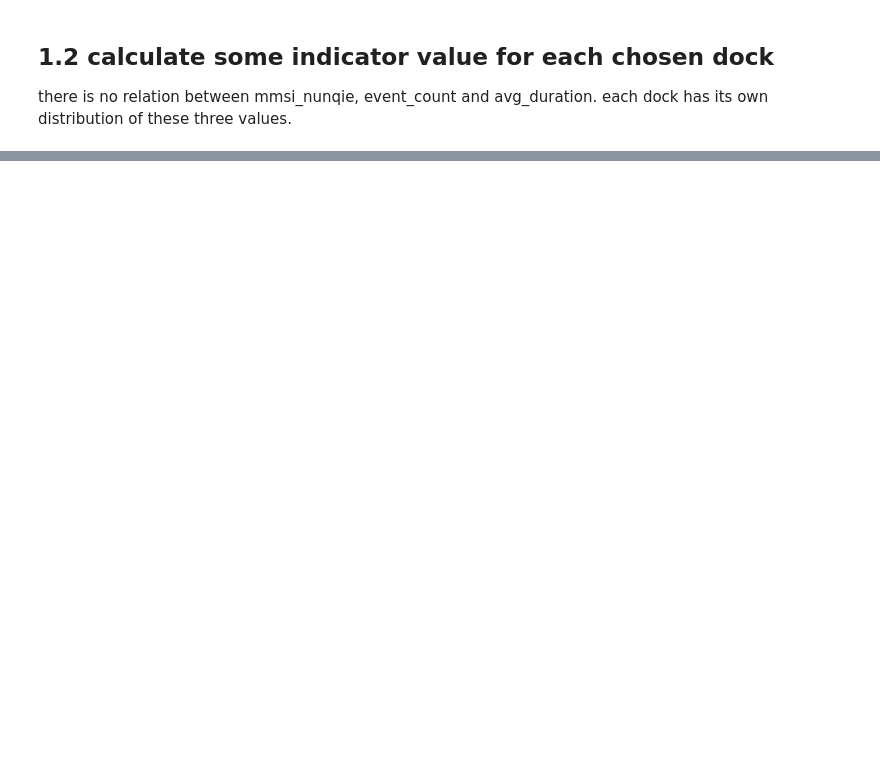
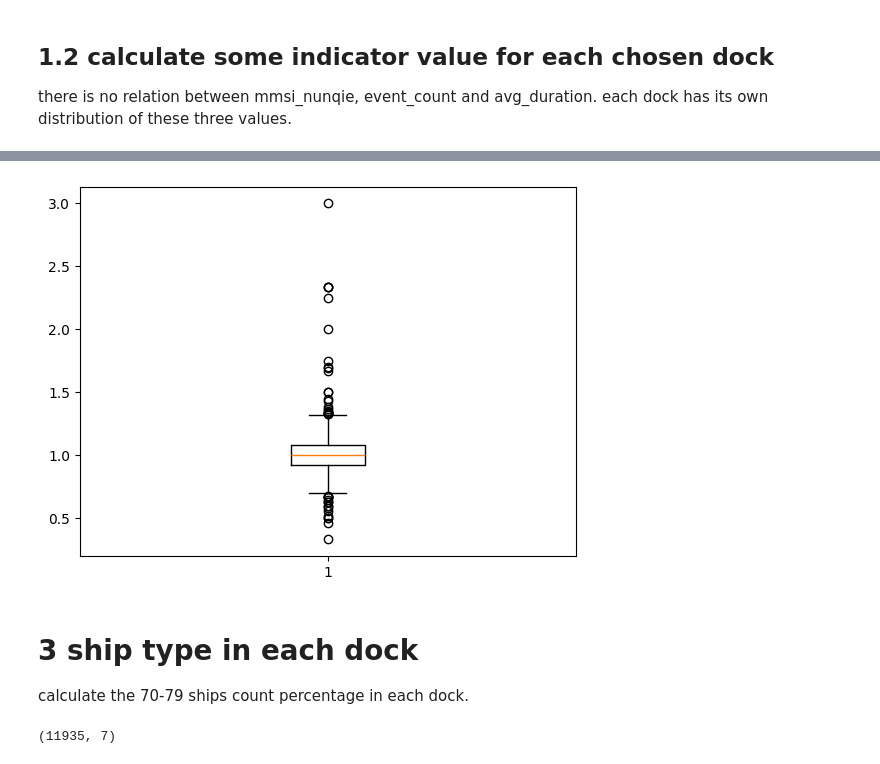
Before and after one commit to jiayuqiu/sisi, a Jupyter notebook: core/notebooks/trust_score.ipynb, the cells around one changed output, grey strips where cells are left out. Cells and saved outputs as stored; diff of their text form; code cells hidden in the pictures; blank space fills up the shorter version.

```diff
--- a/core/notebooks/trust_score.ipynb
+++ b/core/notebooks/trust_score.ipynb
@@ -285,0 +372,15 @@ cluster_id: 4, avg density: 1.0
+# %%
+ts_df_quarter = pd.read_sql(
+    sql=f"""
+    SELECT
+        dock_id, quarter, departure_count, arrival_count
+    FROM
+        sisi.{var.table_names.data_features_trust_score_quarter_table_name}
+    """,
+    con=var.engine
+)
+ts_df_quarter.fillna(0, inplace=True)
+ts_df_quarter= ts_df_quarter.loc[(ts_df_quarter['departure_count']!=0) & (ts_df_quarter['arrival_count']!=0)]
+ts_df_quarter.loc[:, 'total_count'] = ts_df_quarter['departure_count'] + ts_df_quarter['arrival_count']
+ts_df_quarter.loc[:, 'ratio'] = ts_df_quarter['departure_count'] / ts_df_quarter['arrival_count']
+ts_df_quarter
@@ -285,0 +401,31 @@ cluster_id: 4, avg density: 1.0
+# %%
+import matplotlib.pyplot as plt
+
+plt.cla()
+plt.figure(1)
+plt.boxplot(ts_df_quarter['ratio'])
+plt.show()
+# %% [output]
+[figure, added]
+# %% [markdown]
+# 3 ship type in each dock
+
+calculate the 70-79 ships count percentage in each dock.
+# %%
+from core.ShoreNet.statics.filter import clean_up_statics
+
+# load ships statics data
+coal_static_query = f"""
+SELECT
+    mmsi, ship_name, ship_type, length, width, dwt
+FROM
+    sisi.{var.table_names.dim_ships_statics_table_name}
+"""
+
+statics_df = pd.read_sql(
+    sql=coal_static_query, con=var.engine
+)
+statics_df = clean_up_statics(statics_df)
+print(statics_df.shape)
+# %% [output]
+(11935, 7)
```
Also changed, not shown: parts of 15 cells of this notebook, 1 other file.
